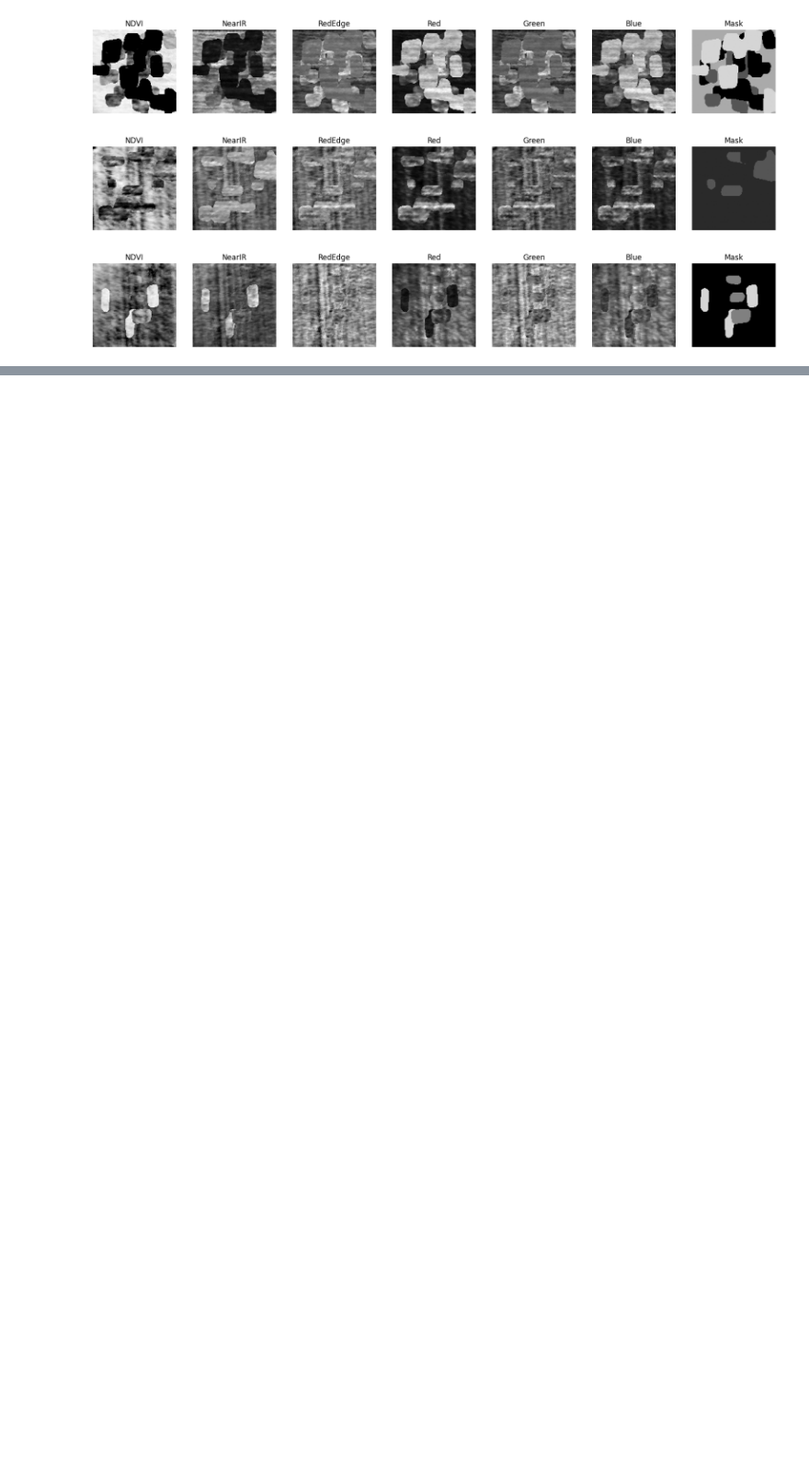
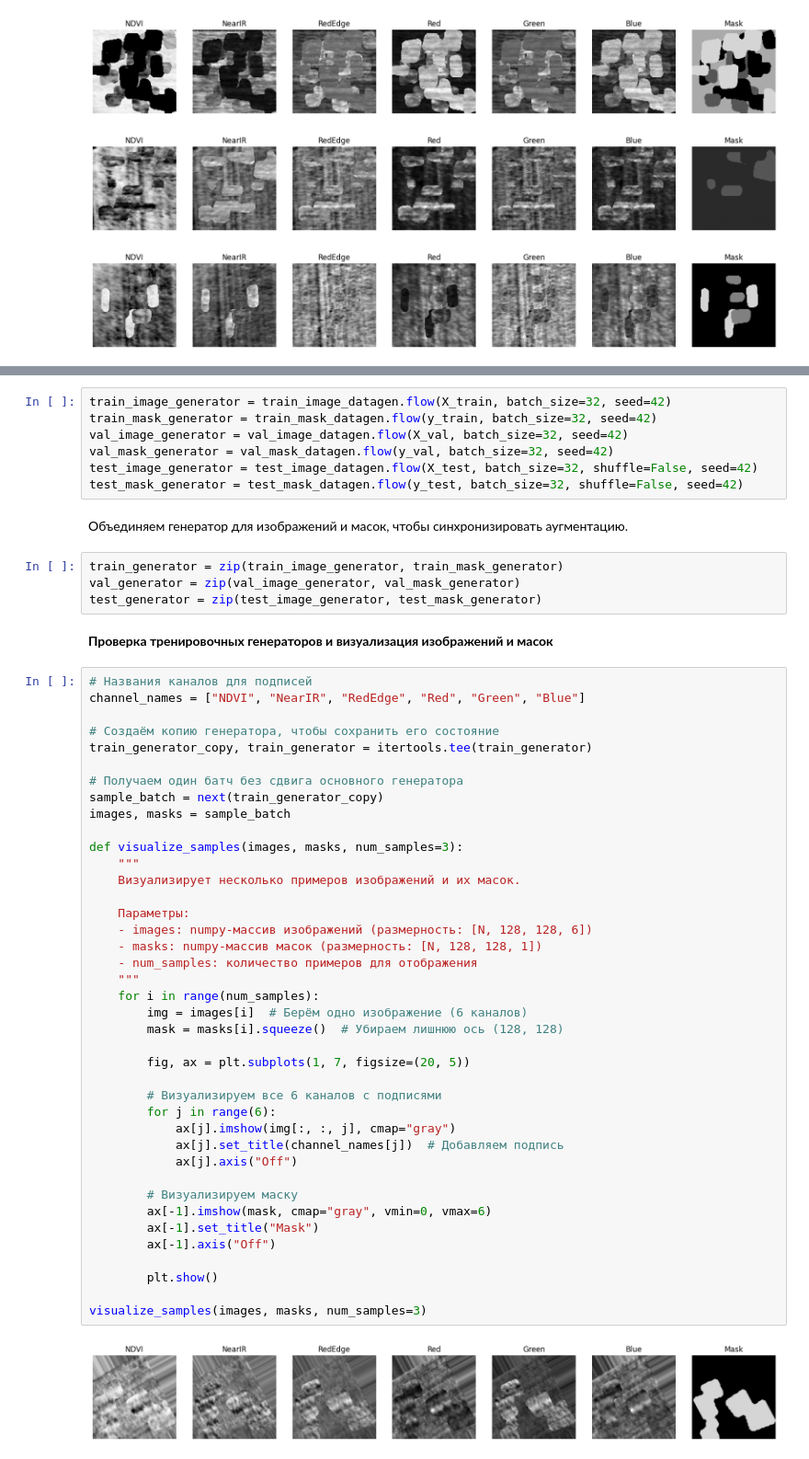
Before and after one commit to villerbond/nytrogen-status-analysis, a Jupyter notebook: deep-learning.ipynb, the cells around one changed output, grey strips where cells are left out. Shown at 92% size. Saved outputs shown, nothing was run; the diff lists cells and outputs as text; blank space fills up the shorter version.

```diff
--- a/deep-learning.ipynb
+++ b/deep-learning.ipynb
@@ -84,0 +126,57 @@ visualize_samples(train_images, train_masks)
+# %%
+train_image_generator = train_image_datagen.flow(X_train, batch_size=32, seed=42)
+train_mask_generator = train_mask_datagen.flow(y_train, batch_size=32, seed=42)
+val_image_generator = val_image_datagen.flow(X_val, batch_size=32, seed=42)
+val_mask_generator = val_mask_datagen.flow(y_val, batch_size=32, seed=42)
+test_image_generator = test_image_datagen.flow(X_test, batch_size=32, shuffle=False, seed=42)
+test_mask_generator = test_mask_datagen.flow(y_test, batch_size=32, shuffle=False, seed=42)
+# %% [markdown]
+Объединяем генератор для изображений и масок, чтобы синхронизировать аугментацию.
+# %%
+train_generator = zip(train_image_generator, train_mask_generator)
+val_generator = zip(val_image_generator, val_mask_generator)
+test_generator = zip(test_image_generator, test_mask_generator)
+# %% [markdown]
+**Проверка тренировочных генераторов и визуализация изображений и масок**
+# %%
+# Названия каналов для подписей
+channel_names = ["NDVI", "NearIR", "RedEdge", "Red", "Green", "Blue"]
+
+# Создаём копию генератора, чтобы сохранить его состояние
+train_generator_copy, train_generator = itertools.tee(train_generator)
+
+# Получаем один батч без сдвига основного генератора
+sample_batch = next(train_generator_copy)
+images, masks = sample_batch
+
+def visualize_samples(images, masks, num_samples=3):
+    """
+    Визуализирует несколько примеров изображений и их масок.
+
+    Параметры:
+    - images: numpy-массив изображений (размерность: [N, 128, 128, 6])
+    - masks: numpy-массив масок (размерность: [N, 128, 128, 1])
+    - num_samples: количество примеров для отображения
+    """
+    for i in range(num_samples):
+        img = images[i]  # Берём одно изображение (6 каналов)
+        mask = masks[i].squeeze()  # Убираем лишнюю ось (128, 128)
+
+        fig, ax = plt.subplots(1, 7, figsize=(20, 5))
+
+        # Визуализируем все 6 каналов с подписями
+        for j in range(6):
+            ax[j].imshow(img[:, :, j], cmap="gray")
+            ax[j].set_title(channel_names[j])  # Добавляем подпись
+            ax[j].axis("Off")
+
+        # Визуализируем маску
+        ax[-1].imshow(mask, cmap="gray", vmin=0, vmax=6)
+        ax[-1].set_title("Mask")
+        ax[-1].axis("Off")
+
+        plt.show()
+
+visualize_samples(images, masks, num_samples=3)
+# %% [output]
+[figure, added]
```
Also changed, not shown: parts of 13 cells of this notebook.
